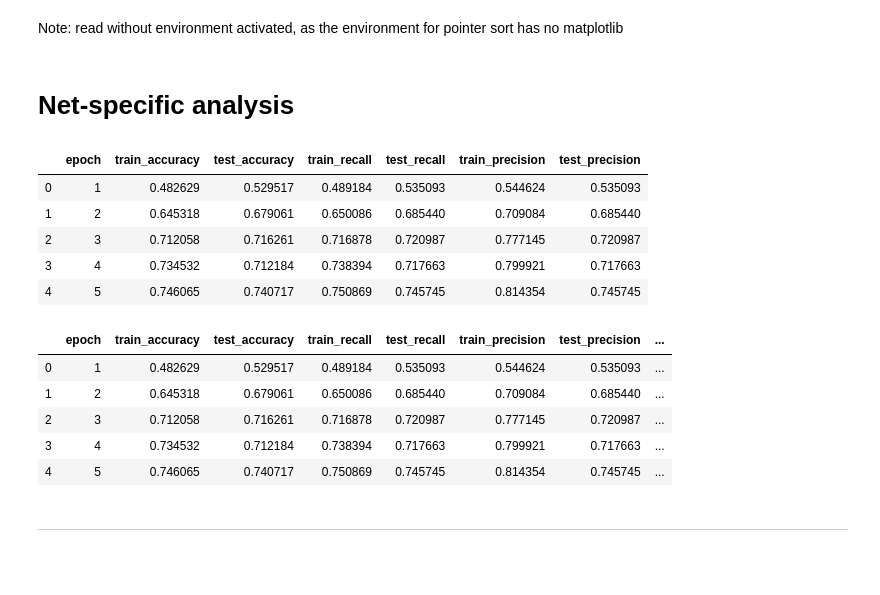
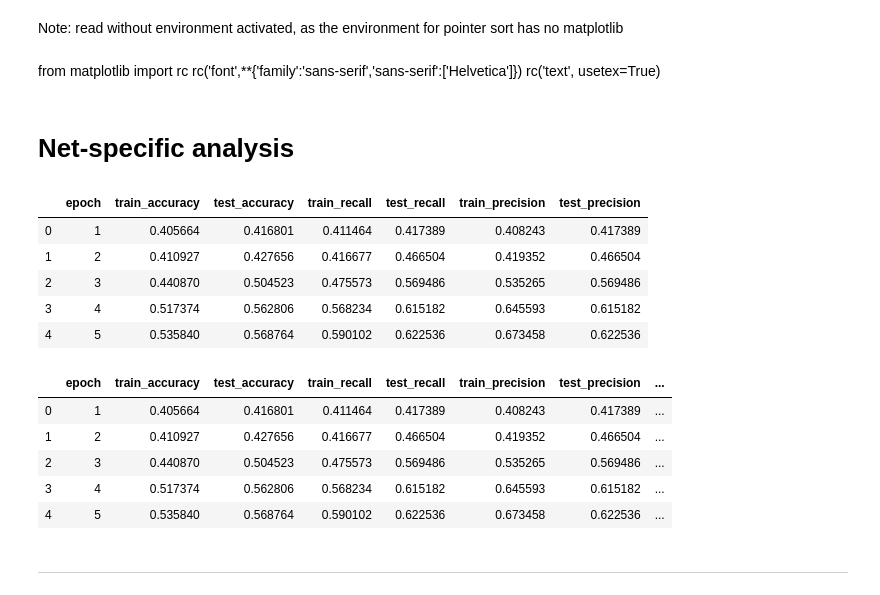
Before and after one commit to johanneshoetter/pointer_sort, a Jupyter notebook: PerformanceVisualization.ipynb, the cells around one changed output. Drawn from its saved outputs; the diff is of its cells as text; code cells hidden in the pictures; blank space fills up the shorter version.

```diff
--- a/PerformanceVisualization.ipynb
+++ b/PerformanceVisualization.ipynb
@@ -1,5 +1,9 @@
 # %% [markdown]
 Note: read without environment activated, as the environment for pointer sort has no matplotlib
+# %% [markdown]
+from matplotlib import rc
+rc('font',**{'family':'sans-serif','sans-serif':['Helvetica']})
+rc('text', usetex=True)
 # %%
 import seaborn as sns
 import numpy as np
@@ -23,16 +49,16 @@ def mean_confidence_interval(data, confidence=0.95):
 # %% [markdown]
 # Net-specific analysis
 # %%
-version = 'sp'
+version = 'np'
 log_df = pd.read_csv('logging/schema_pointer_{}.txt'.format(version))
 log_df.head()
 # %% [output]
 |  | epoch | train_accuracy | test_accuracy | train_recall | test_recall | train_precision | test_precision |
-| 0 | 1 | 0.482629 | 0.529517 | 0.489184 | 0.535093 | 0.544624 | 0.535093 |
-| 1 | 2 | 0.645318 | 0.679061 | 0.650086 | 0.685440 | 0.709084 | 0.685440 |
-| 2 | 3 | 0.712058 | 0.716261 | 0.716878 | 0.720987 | 0.777145 | 0.720987 |
-| 3 | 4 | 0.734532 | 0.712184 | 0.738394 | 0.717663 | 0.799921 | 0.717663 |
-| 4 | 5 | 0.746065 | 0.740717 | 0.750869 | 0.745745 | 0.814354 | 0.745745 |
+| 0 | 1 | 0.405664 | 0.416801 | 0.411464 | 0.417389 | 0.408243 | 0.417389 |
+| 1 | 2 | 0.410927 | 0.427656 | 0.416677 | 0.466504 | 0.419352 | 0.466504 |
+| 2 | 3 | 0.440870 | 0.504523 | 0.475573 | 0.569486 | 0.535265 | 0.569486 |
+| 3 | 4 | 0.517374 | 0.562806 | 0.568234 | 0.615182 | 0.645593 | 0.615182 |
+| 4 | 5 | 0.535840 | 0.568764 | 0.590102 | 0.622536 | 0.673458 | 0.622536 |
 # %%
 log_df['train_fbeta'] = ''
 log_df['test_fbeta'] = ''
@@ -45,11 +71,11 @@ for idx, row in log_df.iterrows():
 log_df.head()
 # %% [output]
 |  | epoch | train_accuracy | test_accuracy | train_recall | test_recall | train_precision | test_precision | ... |
-| 0 | 1 | 0.482629 | 0.529517 | 0.489184 | 0.535093 | 0.544624 | 0.535093 | ... |
-| 1 | 2 | 0.645318 | 0.679061 | 0.650086 | 0.685440 | 0.709084 | 0.685440 | ... |
-| 2 | 3 | 0.712058 | 0.716261 | 0.716878 | 0.720987 | 0.777145 | 0.720987 | ... |
-| 3 | 4 | 0.734532 | 0.712184 | 0.738394 | 0.717663 | 0.799921 | 0.717663 | ... |
-| 4 | 5 | 0.746065 | 0.740717 | 0.750869 | 0.745745 | 0.814354 | 0.745745 | ... |
+| 0 | 1 | 0.405664 | 0.416801 | 0.411464 | 0.417389 | 0.408243 | 0.417389 | ... |
+| 1 | 2 | 0.410927 | 0.427656 | 0.416677 | 0.466504 | 0.419352 | 0.466504 | ... |
+| 2 | 3 | 0.440870 | 0.504523 | 0.475573 | 0.569486 | 0.535265 | 0.569486 | ... |
+| 3 | 4 | 0.517374 | 0.562806 | 0.568234 | 0.615182 | 0.645593 | 0.615182 | ... |
+| 4 | 5 | 0.535840 | 0.568764 | 0.590102 | 0.622536 | 0.673458 | 0.622536 | ... |
 # %% [markdown]
 ---
 # %%
```
Also changed, not shown: parts of 16 cells of this notebook, 36 other files.
